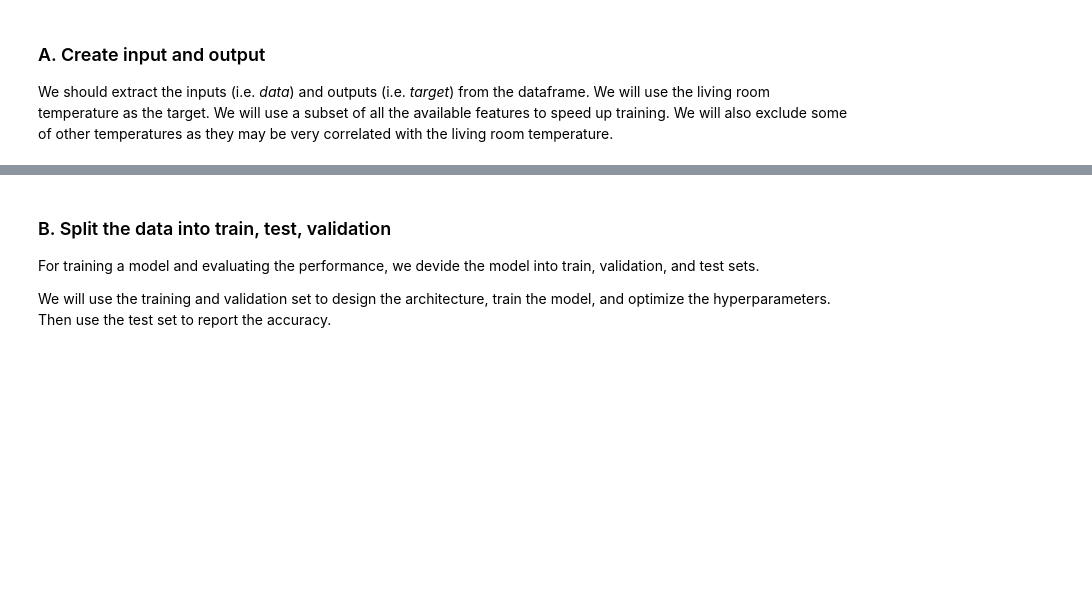
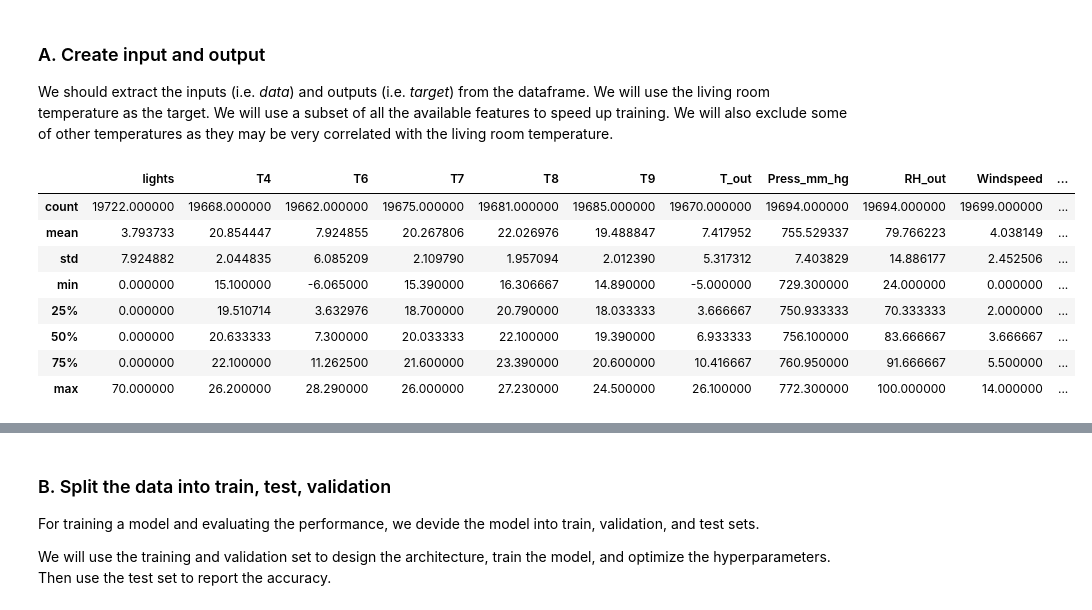
Before and after one commit to MinnML/ml-intro, a Jupyter notebook: getting-started-with-ml-final.ipynb, the cells around one changed output, grey strips where cells are left out. Saved outputs shown, nothing was run; the diff lists cells and outputs as text; code cells hidden in the pictures; blank space fills up the shorter version.

```diff
--- a/getting-started-with-ml-final.ipynb
+++ b/getting-started-with-ml-final.ipynb
@@ -159,18 +159,32 @@ We will also exclude some of other temperatures as they may be very correlated w
 # %%
 features_to_use = ["lights", # energy use of light fixtures in the house in Wh
                    "T4", # Temperature in office room, in Celsius
                    "T6", # Temperature outside the building (north side), in Celsius
                    "T7", # Temperature in ironing room , in Celsius
                    "T8", # Temperature in teenager room 2, in Celsius
                    "T9", # Temperature in parents room, in Celsius
                    "T_out", # Temperature outside (from Chievres weather station), in Celsius
                    "Press_mm_hg", # (from Chievres weather station), in mm Hg
                    "RH_out", # Humidity outside (from Chievres weather station), in %
                    "Windspeed", # Windspeed (from Chievres weather station), in m/s
                    "Visibility", # Visibility (from Chievres weather station), in km
                    "Tdewpoint" # Dew point (from Chievres weather station), Â°C
                   ]
 target_name = "T2"
 
-data = df[features_to_use]
-target = df[target_name]
+# Create a new dataframe with our desired columns
+col_names = features_to_use + [target_name]
+df_ml = df[col_names].copy()
+
+# Check the stats of the new dataframe
+df_ml.describe()
+# %% [output]
+|  | lights | T4 | T6 | T7 | T8 | T9 | T_out | Press_mm_hg | RH_out | Windspeed | ... |
+| count | 19722.000000 | 19668.000000 | 19662.000000 | 19675.000000 | 19681.000000 | 19685.000000 | 19670.000000 | 19694.000000 | 19694.000000 | 19699.000000 | ... |
+| mean | 3.793733 | 20.854447 | 7.924855 | 20.267806 | 22.026976 | 19.488847 | 7.417952 | 755.529337 | 79.766223 | 4.038149 | ... |
+| std | 7.924882 | 2.044835 | 6.085209 | 2.109790 | 1.957094 | 2.012390 | 5.317312 | 7.403829 | 14.886177 | 2.452506 | ... |
+| min | 0.000000 | 15.100000 | -6.065000 | 15.390000 | 16.306667 | 14.890000 | -5.000000 | 729.300000 | 24.000000 | 0.000000 | ... |
+| 25% | 0.000000 | 19.510714 | 3.632976 | 18.700000 | 20.790000 | 18.033333 | 3.666667 | 750.933333 | 70.333333 | 2.000000 | ... |
+| 50% | 0.000000 | 20.633333 | 7.300000 | 20.033333 | 22.100000 | 19.390000 | 6.933333 | 756.100000 | 83.666667 | 3.666667 | ... |
+| 75% | 0.000000 | 22.100000 | 11.262500 | 21.600000 | 23.390000 | 20.600000 | 10.416667 | 760.950000 | 91.666667 | 5.500000 | ... |
+| max | 70.000000 | 26.200000 | 28.290000 | 26.000000 | 27.230000 | 24.500000 | 26.100000 | 772.300000 | 100.000000 | 14.000000 | ... |
```
Also changed, not shown: parts of 15 cells of this notebook, 1 other file.
